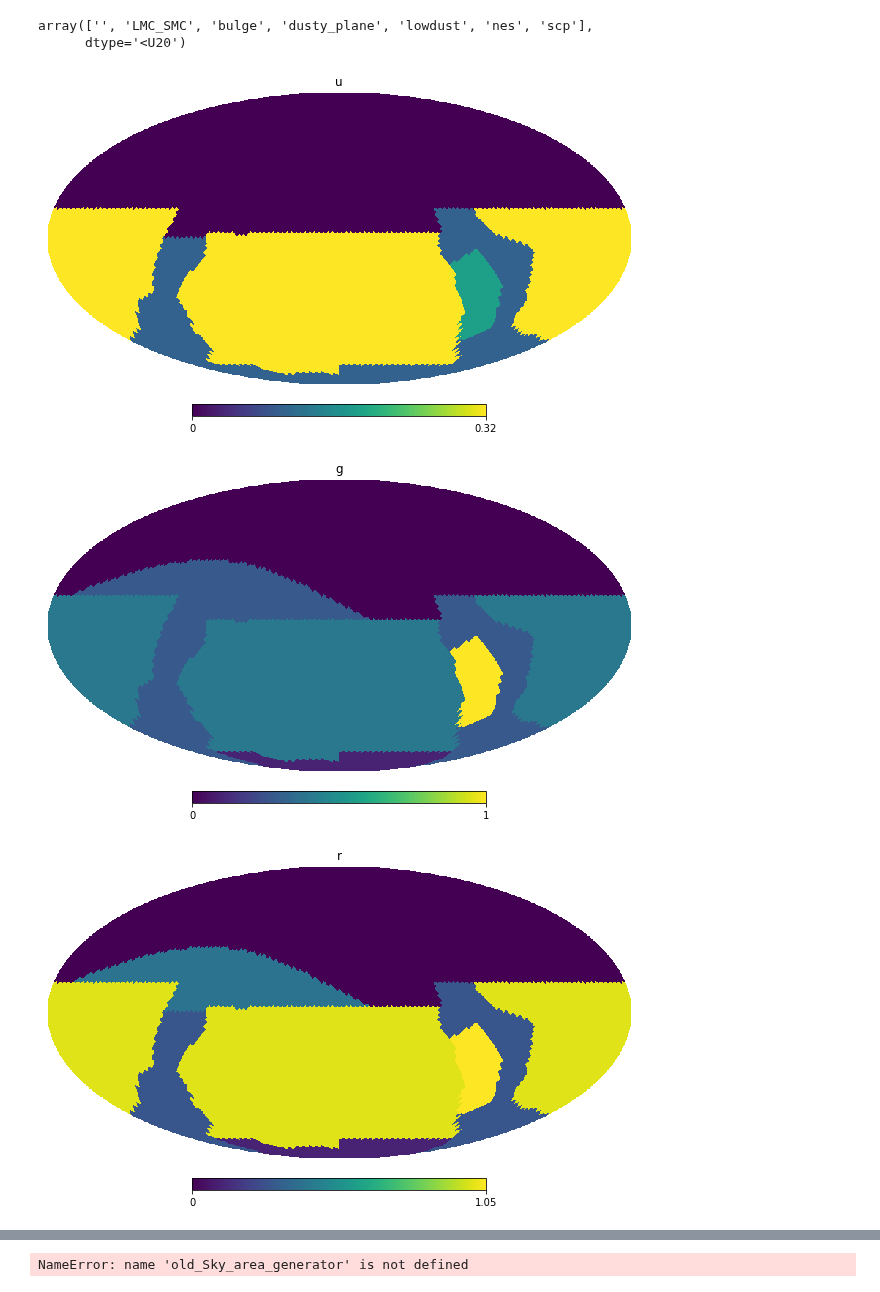
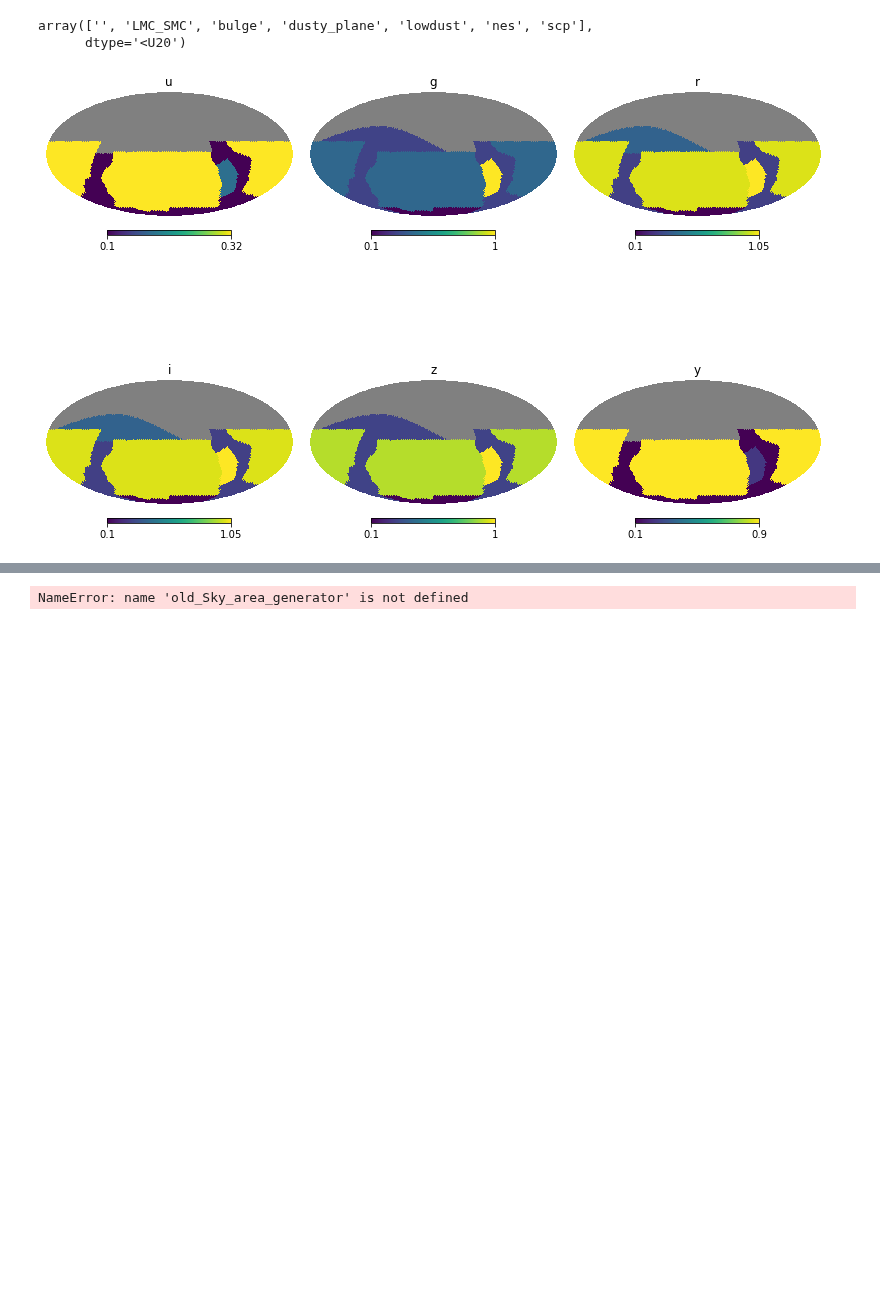
Before and after one commit to yoachim/21_Scratch, a Jupyter notebook: new_sky_area/test_new_sky.ipynb, the cells around one changed output, grey strips where cells are left out. Drawn from its saved outputs; the diff is of its cells as text; code cells hidden in the pictures; blank space fills up the shorter version.

```diff
--- a/new_sky_area/test_new_sky.ipynb
+++ b/new_sky_area/test_new_sky.ipynb
@@ -23,8 +23,16 @@ array(['', 'LMC_SMC', 'bulge', 'dusty_plane', 'lowdust', 'nes', 'scp'],
       dtype='<U20')
 # %%
 for key in result.dtype.names:
-    hp.mollview(result[key], title=key)
+    result[key][np.where(result[key] == 0)[0]] = hp.UNSEEN
+
+
+fig = plt.figure(figsize=(11,8))
+hp.mollview(result['u'], title='u', sub=(2,3,1))
+hp.mollview(result['g'], title='g', sub=(2,3,2))
+hp.mollview(result['r'], title='r', sub=(2,3,3))
+hp.mollview(result['i'], title='i', sub=(2,3,4))
+hp.mollview(result['z'], title='z', sub=(2,3,5))
+hp.mollview(result['y'], title='y', sub=(2,3,6))
+#plt.tight_layout()
 # %% [output]
-[figure, old version]
+[figure, new version]
-[figure, removed]
-[figure, removed]
```
Also changed, not shown: parts of 6 cells of this notebook.
